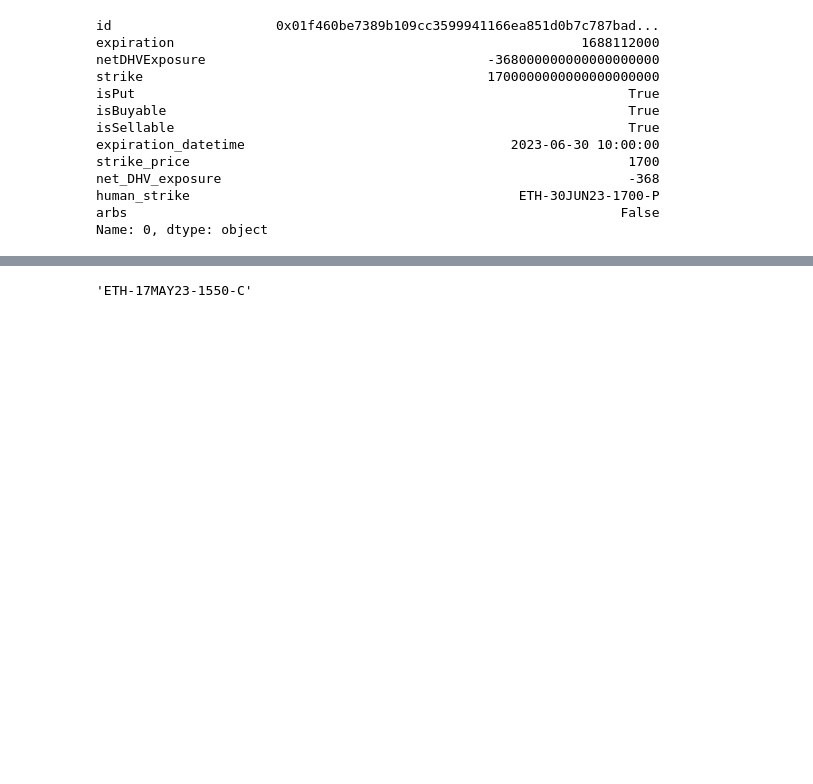
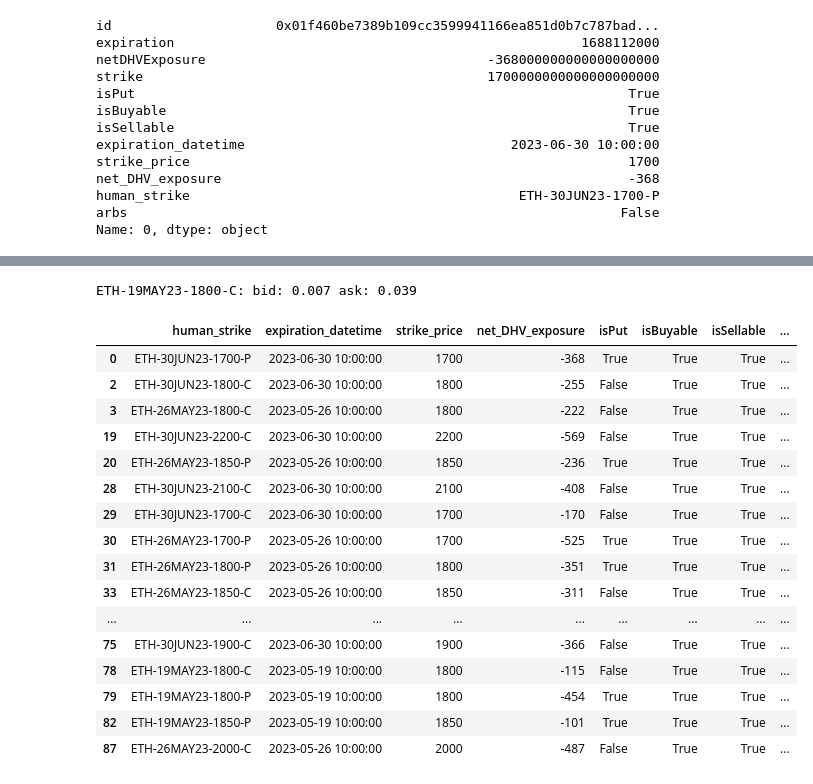
Before and after one commit to 8ball030/rysk_explorations, a Jupyter notebook: Rysk Data Retrieval.ipynb, the cells around one changed output, grey strips where cells are left out. Saved outputs shown, nothing was run; the diff lists cells and outputs as text; code cells hidden in the pictures; blank space fills up the shorter version.

```diff
--- a/Rysk Data Retrieval.ipynb
+++ b/Rysk Data Retrieval.ipynb
@@ -411,9 +397,58 @@ Function invocation failed due to no matching argument types.
 import ccxt
 # we filter out everything except ethereum options
 
+
+
 exchange = ccxt.deribit()
 markets = exchange.fetch_markets()
 
-[f['id'] for f in markets if f['option'] and f['base'] == "ETH"][0]
+
+
+ticker = exchange.fetch_ticker(market)
+
+
+print(f"{market}: bid: {ticker['bid']} ask: {ticker['ask']}")
 # %% [output]
-'ETH-17MAY23-1550-C'
+ETH-19MAY23-1800-C: bid: 0.007 ask: 0.039
+# %%
+# we need a function to convert from eth to USD to align to rysk trades
+
+price = exchange.fetch_ticker("ETH/USDC")['last']
+
+def get_price_from_cex(market):
+    """Get bid and ask from the exchange."""
+    ticker = exchange.fetch_ticker(market)
+    bid, ask = ticker['bid'], ticker['ask']
+
+    if bid is None:
+        bid = "N/A"
+    else:
+        bid = price * bid
+    if ask is None:
+        ask = "N/A"
+    else:
+        ask = price * ask
+    return bid, ask
+df['cex'] = df.human_strike.apply(get_price_from_cex)
+df['db_bid'] = df['cex'].apply(lambda x: x[0])
+df['db_ask'] = df['cex'].apply(lambda x: x[1])
+
+df[columns + ["bid", "ask", "db_bid", "db_ask"]]
+# %% [output]
+|  | human_strike | expiration_datetime | strike_price | net_DHV_exposure | isPut | isBuyable | isSellable | ... |
+| 0 | ETH-30JUN23-1700-P | 2023-06-30 10:00:00 | 1700 | -368 | True | True | True | ... |
+| 2 | ETH-30JUN23-1800-C | 2023-06-30 10:00:00 | 1800 | -255 | False | True | True | ... |
+| 3 | ETH-26MAY23-1800-C | 2023-05-26 10:00:00 | 1800 | -222 | False | True | True | ... |
+| 19 | ETH-30JUN23-2200-C | 2023-06-30 10:00:00 | 2200 | -569 | False | True | True | ... |
+| 20 | ETH-26MAY23-1850-P | 2023-05-26 10:00:00 | 1850 | -236 | True | True | True | ... |
+| 28 | ETH-30JUN23-2100-C | 2023-06-30 10:00:00 | 2100 | -408 | False | True | True | ... |
+| 29 | ETH-30JUN23-1700-C | 2023-06-30 10:00:00 | 1700 | -170 | False | True | True | ... |
+| 30 | ETH-26MAY23-1700-P | 2023-05-26 10:00:00 | 1700 | -525 | True | True | True | ... |
+| 31 | ETH-26MAY23-1800-P | 2023-05-26 10:00:00 | 1800 | -351 | True | True | True | ... |
+| 33 | ETH-26MAY23-1850-C | 2023-05-26 10:00:00 | 1850 | -311 | False | True | True | ... |
+| ... | ... | ... | ... | ... | ... | ... | ... | ... |
+| 75 | ETH-30JUN23-1900-C | 2023-06-30 10:00:00 | 1900 | -366 | False | True | True | ... |
+| 78 | ETH-19MAY23-1800-C | 2023-05-19 10:00:00 | 1800 | -115 | False | True | True | ... |
+| 79 | ETH-19MAY23-1800-P | 2023-05-19 10:00:00 | 1800 | -454 | True | True | True | ... |
+| 82 | ETH-19MAY23-1850-P | 2023-05-19 10:00:00 | 1850 | -101 | True | True | True | ... |
+| 87 | ETH-26MAY23-2000-C | 2023-05-26 10:00:00 | 2000 | -487 | False | True | True | ... |
```
Also changed, not shown: parts of 5 cells of this notebook.
